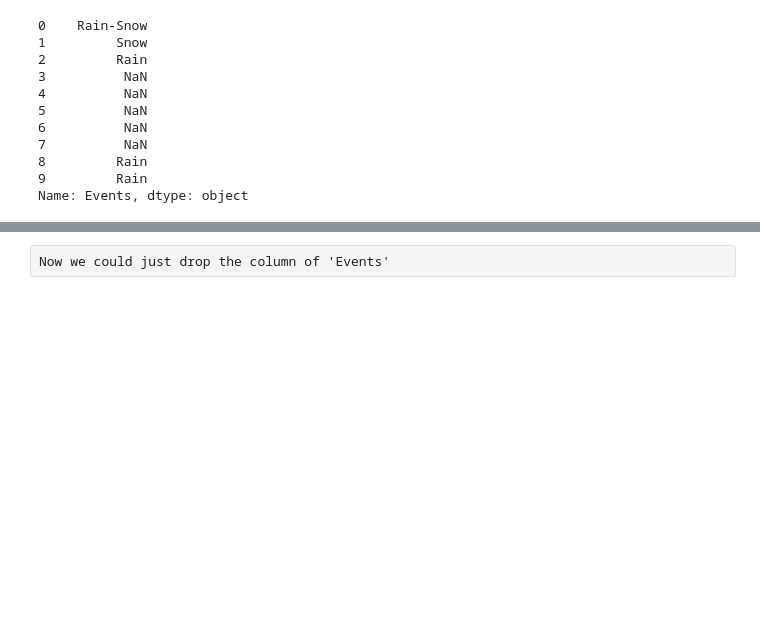
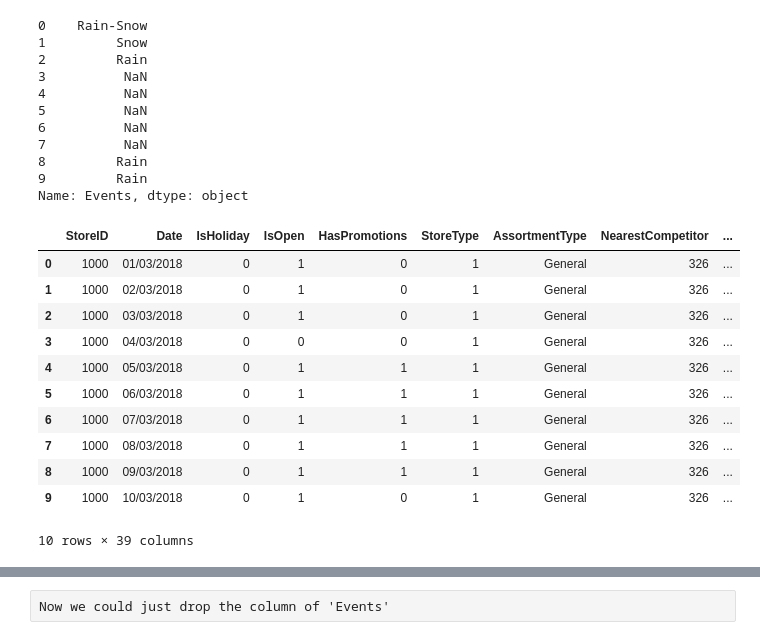
Before and after one commit to CesareMJLi/Polimi_DMTM, a Jupyter notebook: POLIMI DMTM Project.ipynb, the cells around one changed output, grey strips where cells are left out. Drawn from its saved outputs; the diff is of its cells as text; code cells hidden in the pictures; blank space fills up the shorter version.

```diff
--- a/POLIMI DMTM Project.ipynb
+++ b/POLIMI DMTM Project.ipynb
@@ -277,6 +287,8 @@ array(['Hyper Market', 'Super Market', 'Standard Market',
 storeTypeMapping={'Hyper Market':1, 'Super Market':2, 'Standard Market':3,'Shopping Center':4}
 train_df['StoreType'] = train_df['StoreType'].map(storeTypeMapping)
 train_df['StoreType'].head(5)
+test_df['StoreType'] = test_df['StoreType'].map(storeTypeMapping)
+test_df['StoreType'].head(5)
 # %% [output]
 0    1
 1    1
@@ -377,6 +431,7 @@ correlatedData.plot.scatter(x=var,y='NumberOfSales')
 from the above scatter diagram, we could see a fact, intuitively we could not get any strong connection between guest speed and sales, so we would like to drop this column in the analysis
 # %%
 train_df = train_df.drop(['Max_Gust_SpeedKm_h'],axis=1)
+test_df = test_df.drop(['Max_Gust_SpeedKm_h'],axis=1)
 # %% [markdown]
 Now let's substitute the visibility null values and cloud cover with average values.
 # %%
@@ -386,6 +441,11 @@ for var in var_list:
     mean_val = train_df[var].mean()
 #     print(mean_val)
     train_df[var] = train_df[var].fillna(mean_val)
+
+for var in var_list:
+    mean_val_test = test_df[var].mean()
+#     print(mean_val_test)
+    test_df[var] = test_df[var].fillna(mean_val)
 # %% [markdown]
 Now let's check the event:
 
@@ -462,3 +522,32 @@ train_df['Events'].head(10)
 8         Rain
 9         Rain
 Name: Events, dtype: object
+# %%
+attributesList = ['Rain','Snow','Fog','Thunderstorm','Hail']
+
+for a in attributesList:
+    test_df[a] = 0
+
+for index, row in test_df.iterrows():
+    if row['Events'] == None:
+        continue
+    else:
+        s = str(row['Events'])
+        for a in attributesList:
+            if a in s:
+                test_df.at[index, a]=1
+
+test_df.head(10)
+# %% [output]
+|  | StoreID | Date | IsHoliday | IsOpen | HasPromotions | StoreType | AssortmentType | NearestCompetitor | ... |
+| 0 | 1000 | 01/03/2018 | 0 | 1 | 0 | 1 | General | 326 | ... |
+| 1 | 1000 | 02/03/2018 | 0 | 1 | 0 | 1 | General | 326 | ... |
+| 2 | 1000 | 03/03/2018 | 0 | 1 | 0 | 1 | General | 326 | ... |
+| 3 | 1000 | 04/03/2018 | 0 | 0 | 0 | 1 | General | 326 | ... |
+| 4 | 1000 | 05/03/2018 | 0 | 1 | 1 | 1 | General | 326 | ... |
+| 5 | 1000 | 06/03/2018 | 0 | 1 | 1 | 1 | General | 326 | ... |
+| 6 | 1000 | 07/03/2018 | 0 | 1 | 1 | 1 | General | 326 | ... |
+| 7 | 1000 | 08/03/2018 | 0 | 1 | 1 | 1 | General | 326 | ... |
+| 8 | 1000 | 09/03/2018 | 0 | 1 | 1 | 1 | General | 326 | ... |
+| 9 | 1000 | 10/03/2018 | 0 | 1 | 0 | 1 | General | 326 | ... |
+10 rows × 39 columns
```
Also changed, not shown: parts of 25 cells of this notebook, 2 other files.
